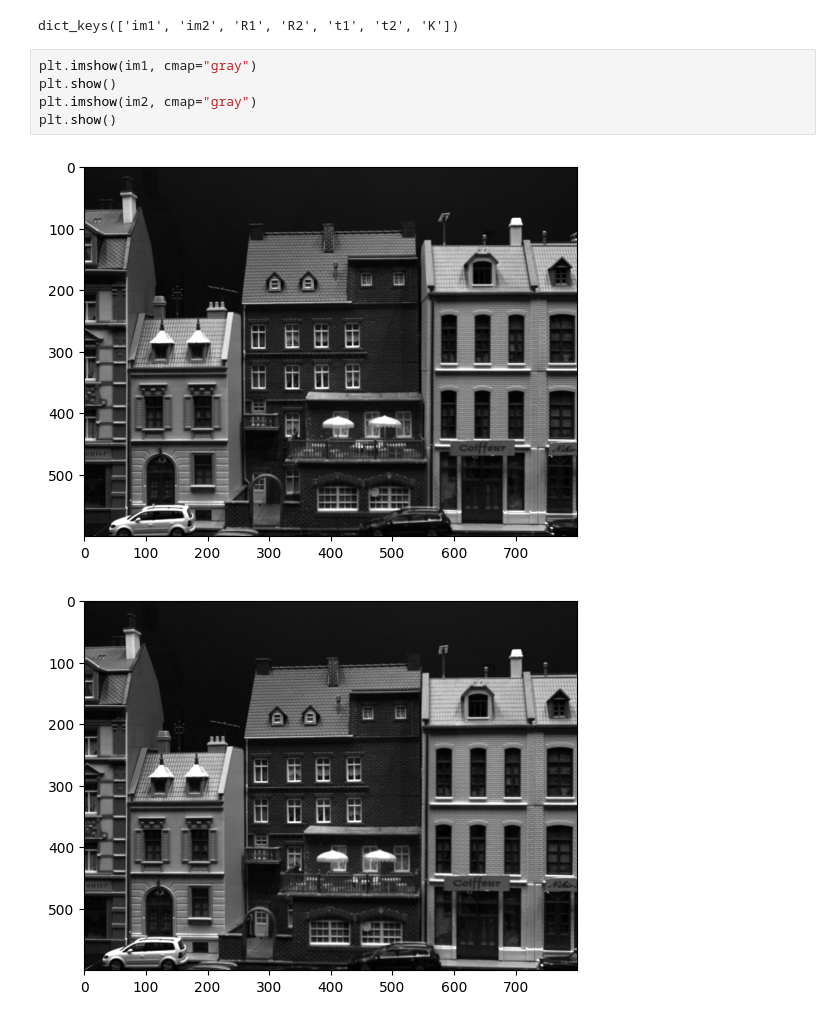
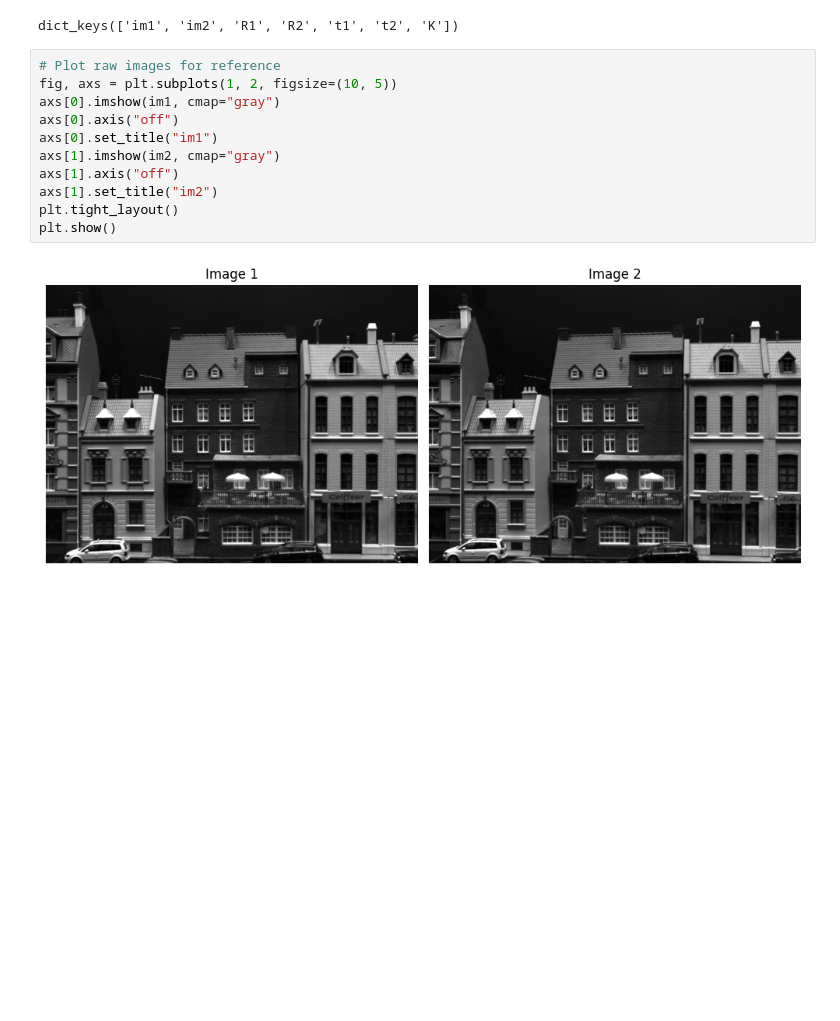
Before and after one commit to yufanana/ComputerVision02504, a Jupyter notebook: exercises/ex9.ipynb, the cells around one changed output. Cells and saved outputs as stored; diff of their text form; blank space fills up the shorter version.

```diff
--- a/exercises/ex9.ipynb
+++ b/exercises/ex9.ipynb
@@ -123,14 +121,19 @@ t2 = data["t2"]
 K = data["K"]
 # %% [output]
 dict_keys(['im1', 'im2', 'R1', 'R2', 't1', 't2', 'K'])
-# %%
-plt.imshow(im1, cmap="gray")
-plt.show()
-plt.imshow(im2, cmap="gray")
-plt.show()
-# %% [output]
-[figure, removed]
-[figure, removed]
+# %%
+# Plot raw images for reference
+fig, axs = plt.subplots(1, 2, figsize=(10, 5))
+axs[0].imshow(im1, cmap="gray")
+axs[0].axis("off")
+axs[0].set_title("im1")
+axs[1].imshow(im2, cmap="gray")
+axs[1].axis("off")
+axs[1].set_title("im2")
+plt.tight_layout()
+plt.show()
+# %% [output]
+[figure, added]
 # %%
 def find_features(im1, im2, plot=False):
     """
```
Also changed, not shown: parts of 11 cells of this notebook, 1 other file.
